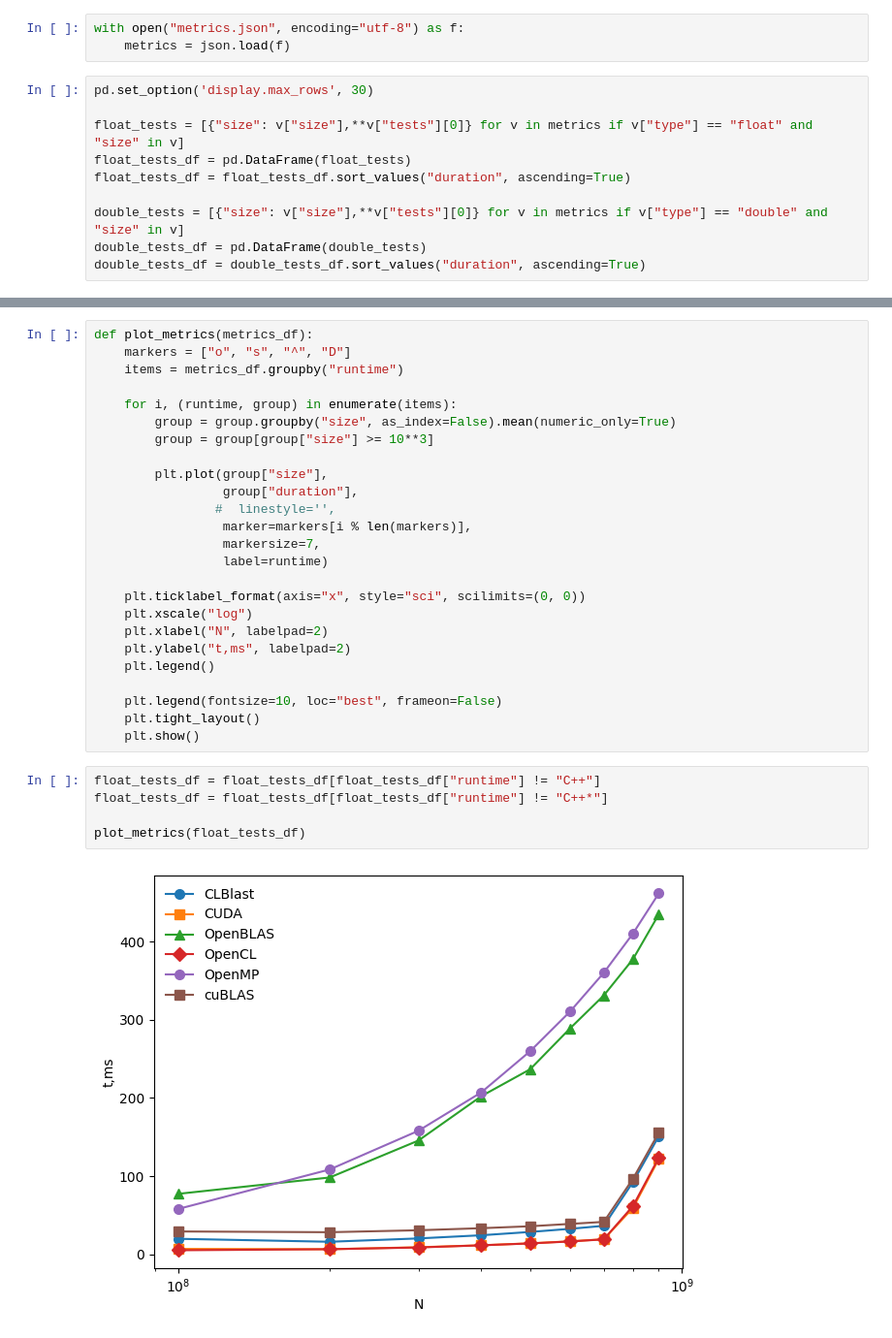
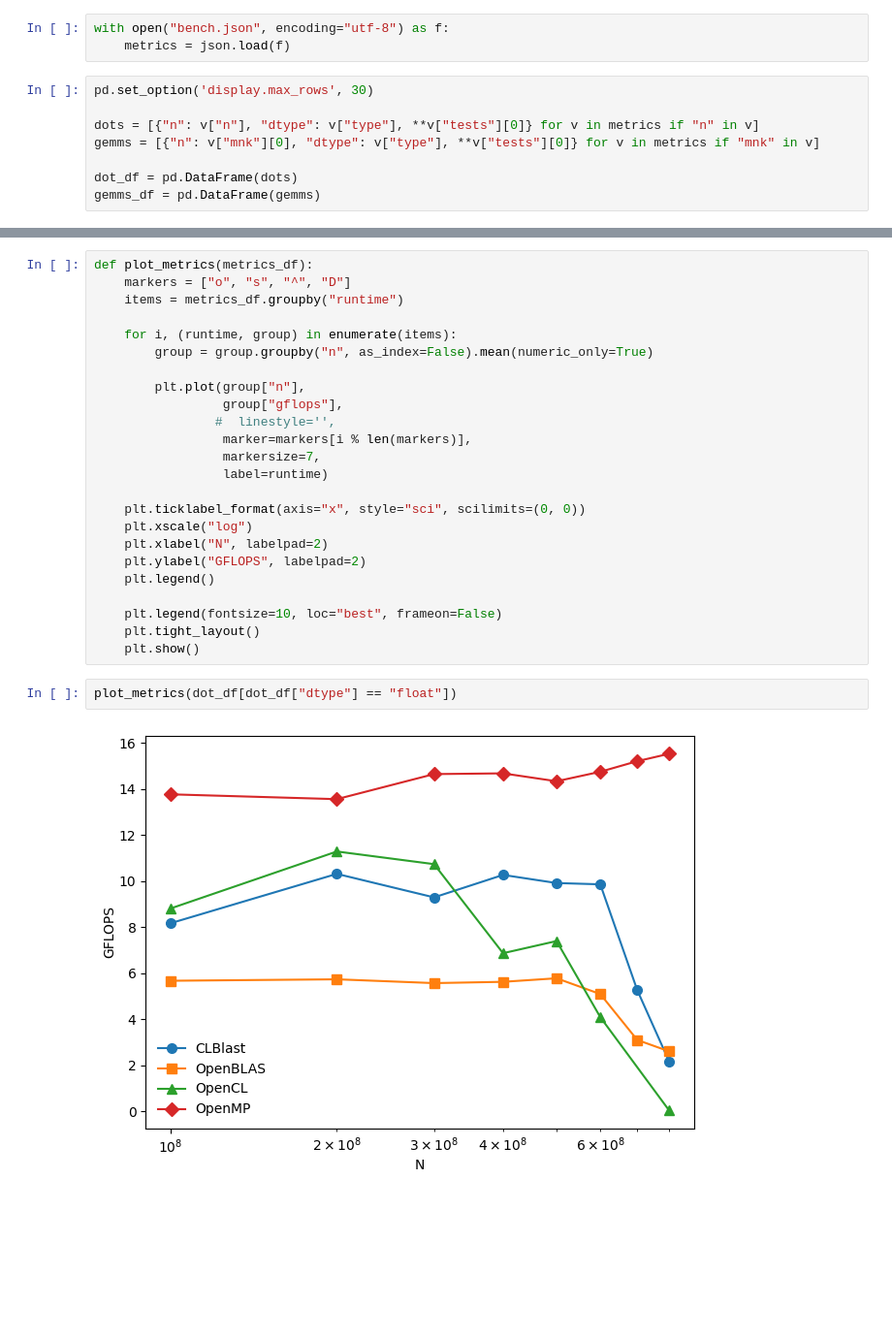
Before and after one commit to evsholukh/MatVec, a Jupyter notebook: bench.ipynb, the cells around one changed output, grey strips where cells are left out. Shown at 97% size. Saved outputs shown, nothing was run; the diff lists cells and outputs as text; blank space fills up the shorter version.

Commit message:
Графики GFLOPS

```diff
--- a/bench.ipynb
+++ b/bench.ipynb
@@ -26,15 +26,13 @@ import numpy as np
 import matplotlib.pyplot as plt
 import pandas as pd
 # %%
-with open("metrics.json", encoding="utf-8") as f:
+with open("bench.json", encoding="utf-8") as f:
     metrics = json.load(f)
 # %%
 pd.set_option('display.max_rows', 30)
 
-float_tests = [{"size": v["size"],**v["tests"][0]} for v in metrics if v["type"] == "float" and "size" in v]
-float_tests_df = pd.DataFrame(float_tests)
-float_tests_df = float_tests_df.sort_values("duration", ascending=True)
+dots = [{"n": v["n"], "dtype": v["type"], **v["tests"][0]} for v in metrics if "n" in v]
+gemms = [{"n": v["mnk"][0], "dtype": v["type"], **v["tests"][0]} for v in metrics if "mnk" in v]
 
-double_tests = [{"size": v["size"],**v["tests"][0]} for v in metrics if v["type"] == "double" and "size" in v]
-double_tests_df = pd.DataFrame(double_tests)
-double_tests_df = double_tests_df.sort_values("duration", ascending=True)
+dot_df = pd.DataFrame(dots)
+gemms_df = pd.DataFrame(gemms)
@@ -60,11 +60,10 @@ def plot_metrics(metrics_df):
     items = metrics_df.groupby("runtime")
 
     for i, (runtime, group) in enumerate(items):
-        group = group.groupby("size", as_index=False).mean(numeric_only=True)
-        group = group[group["size"] >= 10**3]
+        group = group.groupby("n", as_index=False).mean(numeric_only=True)
 
-        plt.plot(group["size"],
-                 group["duration"],
+        plt.plot(group["n"],
+                 group["gflops"],
                 #  linestyle='',
                  marker=markers[i % len(markers)],
                  markersize=7,
@@ -73,17 +72,14 @@ def plot_metrics(metrics_df):
     plt.ticklabel_format(axis="x", style="sci", scilimits=(0, 0))
     plt.xscale("log")
     plt.xlabel("N", labelpad=2)
-    plt.ylabel("t,ms", labelpad=2)
+    plt.ylabel("GFLOPS", labelpad=2)
     plt.legend()
 
     plt.legend(fontsize=10, loc="best", frameon=False)
     plt.tight_layout()
     plt.show()
 # %%
-float_tests_df = float_tests_df[float_tests_df["runtime"] != "C++"]
-float_tests_df = float_tests_df[float_tests_df["runtime"] != "C++*"]
-
-plot_metrics(float_tests_df)
+plot_metrics(dot_df[dot_df["dtype"] == "float"])
 # %% [output]
-[figure, old version]
+[figure, new version]
 # %%
```
Also changed, not shown: parts of 10 cells of this notebook, 4 other files.
